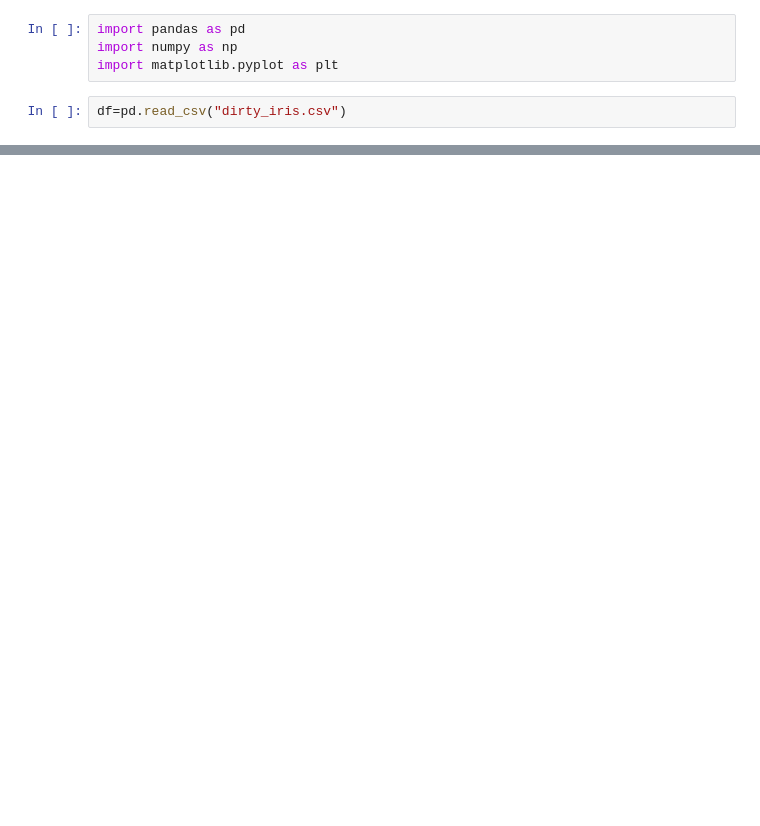
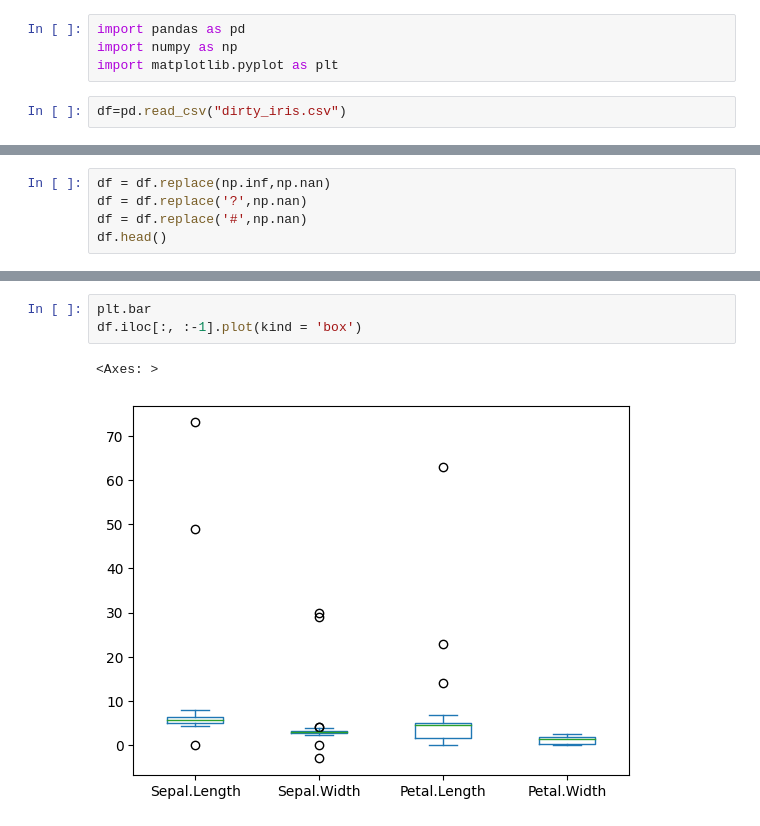
Before and after one commit to kundanpandit/DATA_MINING_PRACTICALS, a Jupyter notebook: DM_Practicals/DM_Practicals/Practical2_DM.ipynb, the cells around one changed output, grey strips where cells are left out. Cells and saved outputs as stored; diff of their text form; blank space fills up the shorter version.

```diff
--- a/DM_Practicals/DM_Practicals/Practical2_DM.ipynb
+++ b/DM_Practicals/DM_Practicals/Practical2_DM.ipynb
@@ -55,0 +43,5 @@ Text(0.5, 0, "['0=Rule1', '1=Rule2', '2=Rule3', '3=Rule4', '4=Rule5']")
+# %%
+df = df.replace(np.inf,np.nan)
+df = df.replace('?',np.nan)
+df = df.replace('#',np.nan)
+df.head()
@@ -55,0 +177,6 @@ Text(0.5, 0, "['0=Rule1', '1=Rule2', '2=Rule3', '3=Rule4', '4=Rule5']")
+# %%
+plt.bar
+df.iloc[:, :-1].plot(kind = 'box')
+# %% [output]
+<Axes: >
+[figure, added]
```
Also changed, not shown: parts of 31 cells of this notebook.
